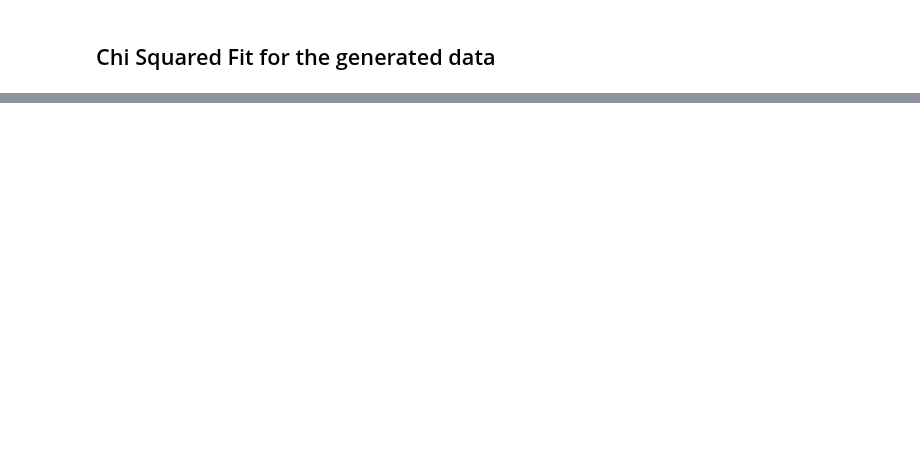
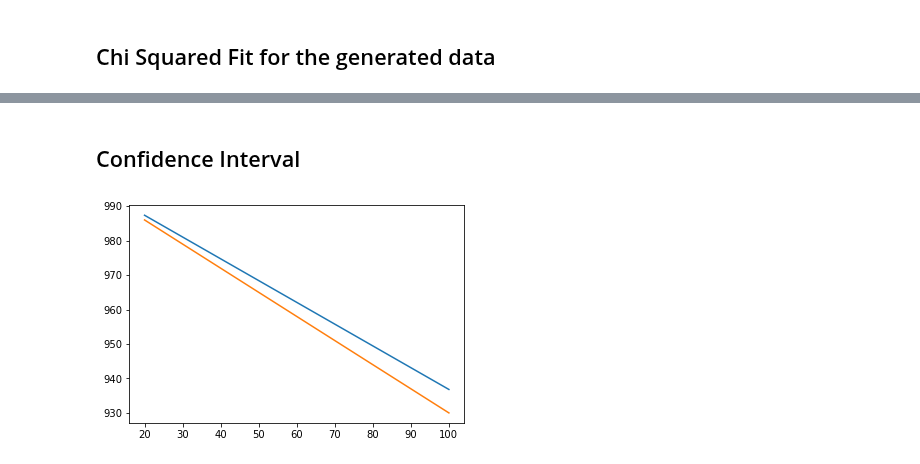
Before and after one commit to jeffschulthies/ASTR-3411, a Jupyter notebook: Week-5/Assignment.ipynb, the cells around one changed output, grey strips where cells are left out. Cells and saved outputs as stored; diff of their text form; code cells hidden in the pictures; blank space fills up the shorter version.

```diff
--- a/Week-5/Assignment.ipynb
+++ b/Week-5/Assignment.ipynb
@@ -258,0 +265,10 @@ plt.show()
+# %% [markdown]
+## Confidence Interval
+# %%
+val = linear_model(np.mean(minimum_a_array), x)
+true = linear_model(-.7, x)  # 'True' Spectrum
+plt.plot(x, val)
+plt.plot(x, true)
+plt.show()
+# %% [output]
+[figure, added]
```
Also changed, not shown: parts of 6 cells of this notebook.
